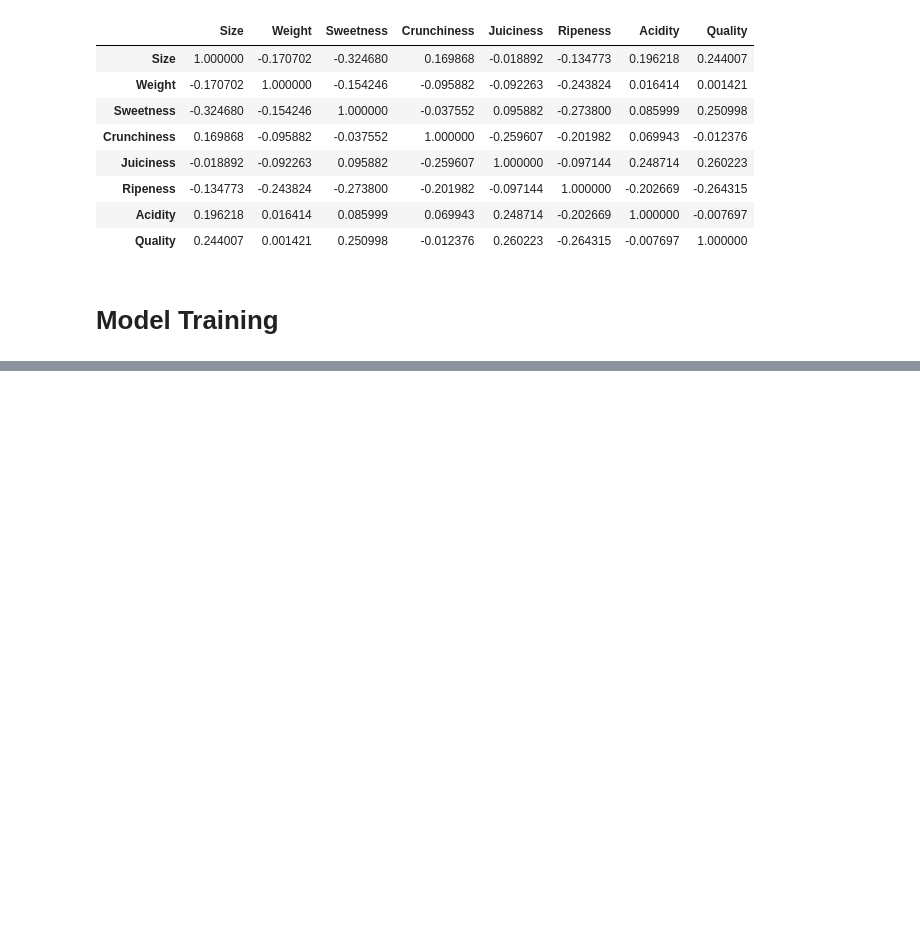
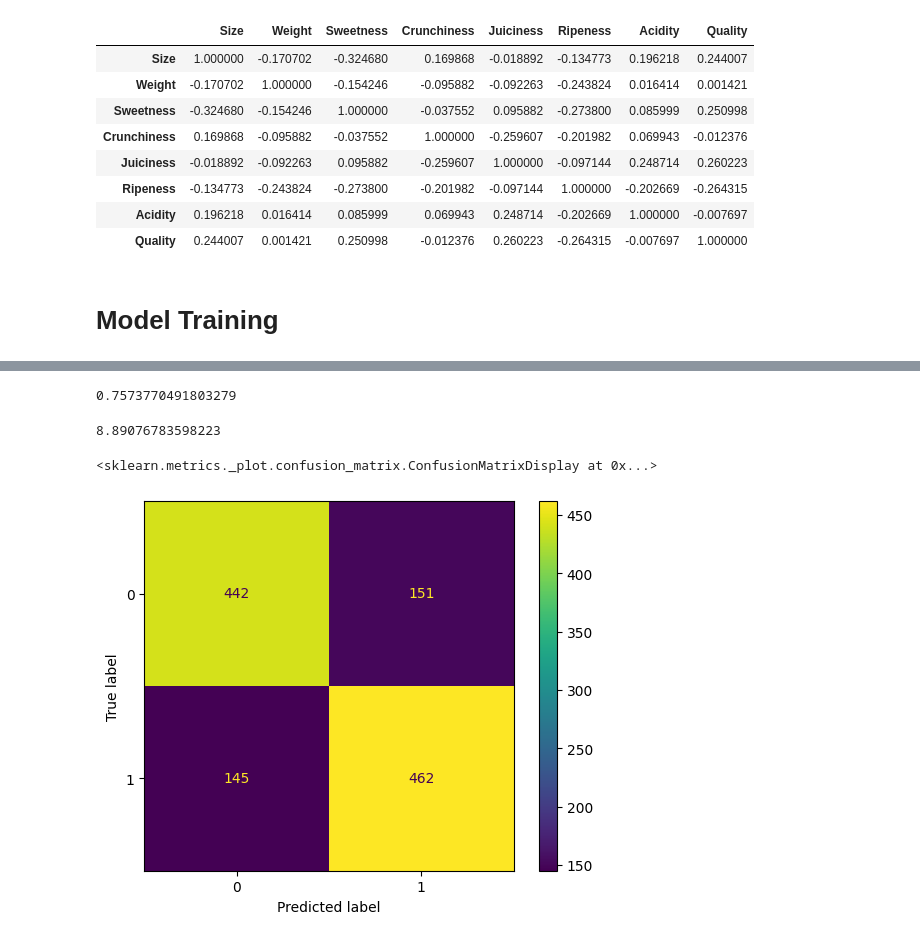
Before and after one commit to Reifhel/ml_models_practice, a Jupyter notebook: 06. Logistic Regression Classifier/fruit quality classifier/fruit quality model.ipynb, the cells around one changed output, grey strips where cells are left out. Saved outputs shown, nothing was run; the diff lists cells and outputs as text; code cells hidden in the pictures; blank space fills up the shorter version.

Commit message:
Feat: Training the baseline model and validating the metrics

```diff
--- a/06. Logistic Regression Classifier/fruit quality classifier/fruit quality model.ipynb
+++ b/06. Logistic Regression Classifier/fruit quality classifier/fruit quality model.ipynb
@@ -181,0 +184,10 @@ fig.add_trace(
+# %%
+X = df_fruits.drop(columns=['Quality'])
+y = df_fruits['Quality']
+
+X_train, X_test, y_train, y_test = train_test_split(X, y, test_size=0.3, random_state=42)
+# %%
+# For small datasets, the liblinear solver is one of the most highly recommended on sklearn docs
+logr_baseline_model = LogisticRegression(solver='liblinear')
+# %%
+logr_baseline_model.fit(X_train, y_train)
@@ -181,0 +198,3 @@ fig.add_trace(
+# %%
+y_pred = logr_baseline_model.predict(X_test)
+y_pred
@@ -181,0 +270,18 @@ fig.add_trace(
+# %%
+# F1-score is a harmonic mean of recall and precision
+f1_score_baseline = f1_score(y_test, y_pred)
+f1_score_baseline
+# %% [output]
+0.7573770491803279
+# %%
+# Display BCE (Binary Cross Entropy) - log loss
+log_loss(y_test, y_pred)
+# %% [output]
+8.89076783598223
+# %%
+confusion_matrix_baseline = confusion_matrix(y_test, y_pred)
+disp = ConfusionMatrixDisplay(confusion_matrix_baseline)
+disp.plot()
+# %% [output]
+<sklearn.metrics._plot.confusion_matrix.ConfusionMatrixDisplay at 0x...>
+[figure, added]
```
Also changed, not shown: parts of 10 cells of this notebook.
